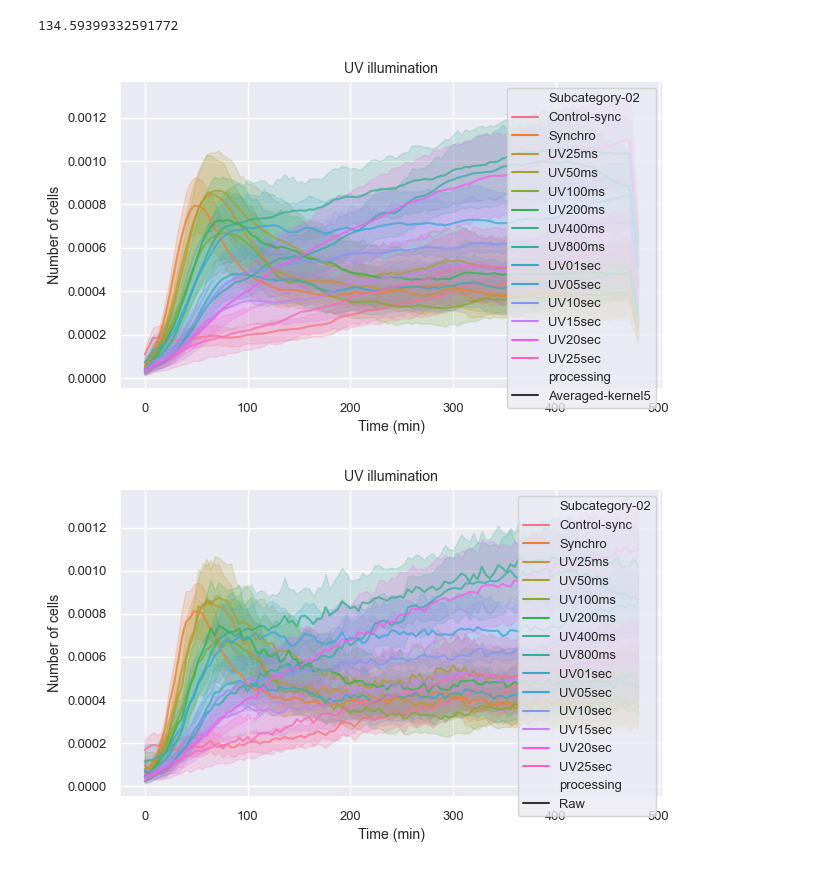
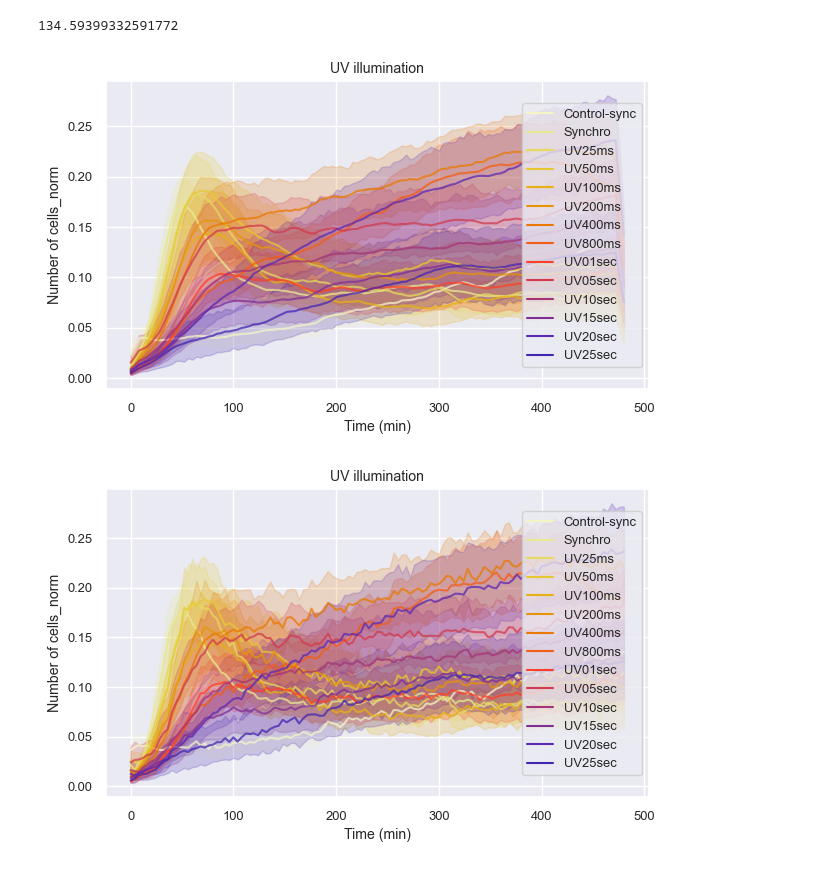
Before and after one commit to HenriquesLab/PhotoFiTT, a Jupyter notebook: notebooks/Reproduce paper plots.ipynb, the cells around one changed output. Cells and saved outputs as stored; diff of their text form; code cells hidden in the pictures.

Commit message:
drafted plots for figures

```diff
--- a/notebooks/Reproduce paper plots.ipynb
+++ b/notebooks/Reproduce paper plots.ipynb
@@ -36,29 +39,54 @@ print(cell_fov)
 # %%
 ## Rename the columns to get the proper naming of the axis
 data = data.rename(columns={'mitosis': 'Number of cells',
                             'mitosis_normalised': 'Norm. Number of cells'})
 ## Choose a path to store the data:
 output_path = folder
 ## There is raw and smooth data. We show the smooth data (with a moving average of kernel 5) for the plots.
 groups = np.unique(data["processing"])
 ## name of the variable to display in the plot.
 y_var = "Number of cells" # "Norm. Number of cells"
 cell_fov = 134.59
 norm = True
 if norm is True:
-    data[y_var] = data[y_var]/cell_fov
-format = 'pdf'
+    data[y_var + '_norm'] = data[y_var]/cell_fov
+    plot_y_var = y_var + '_norm'
+else:
+    plot_y_var = y_var
+format_extension = 'pdf'
 
 for g in groups:
     ploting_data = data[data["processing"]==g].reset_index(drop=True)
     title = "UV illumination"
     condition = "Subcategory-02"
-
-    name = "{0}_{1}.{2}".format(y_var, g, format) # name we want to give to the plot
+    name = "{0}_{1}.{2}".format(plot_y_var, g, format_extension) # name we want to give to the plot
     hue_order = ['Control-sync', 'Synchro', 'UV25ms', 'UV50ms', 'UV100ms', 'UV200ms', 'UV400ms', 'UV800ms',
                  'UV01sec', 'UV05sec', 'UV10sec', 'UV15sec', 'UV20sec', 'UV25sec']
-    display.plot_conditions(ploting_data, y_var, title, condition, output_path, name,
-                    style_condition="processing", hue_order=hue_order)
+    #display.plot_conditions(ploting_data, plot_y_var, title, condition, output_path, name,
+    #                style_condition="processing", hue_order=hue_order)
+    #
+
+    fig = plt.figure(figsize=(7, 4))
+    custom_params = {"axes.spines.right": False, "axes.spines.top": False}
+    sns.plotting_context("paper")
+    sns.set_theme(style="ticks", rc=custom_params)
+    sns.set(font_scale=0.85)
+    # Plot the results per category
+    sns.lineplot(x="frame", y=plot_y_var, hue=condition, data=ploting_data,
+                 palette=sns.color_palette("CMRmap_r", 17), linewidth=1.5,
+                 alpha=0.75, hue_order=hue_order)
+    # plt.ylabel(y_label)
+    plt.xlabel("Time (min)")
+    plt.yscale("linear")
+    plt.legend(loc='right')
+    plt.title(title)
+    format_extension = name.split(".")[-1]
+    format_extension = 'pdf'
+    name = "{0}_{1}.{2}".format(plot_y_var, g, format_extension)
+    fig.savefig(os.path.join(output_path, name), format=format_extension, transparent=True)
+    format_extension = 'png'
+    name = "{0}_{1}.{2}".format(plot_y_var, g, format_extension)
+    fig.savefig(os.path.join(output_path, name), format=format_extension, transparent=True)
 # %% [output]
-[figure, old version]
+[figure, new version]
-[figure, old version]
+[figure, new version]
```
Also changed, not shown: parts of 20 cells of this notebook, 22 other files.
